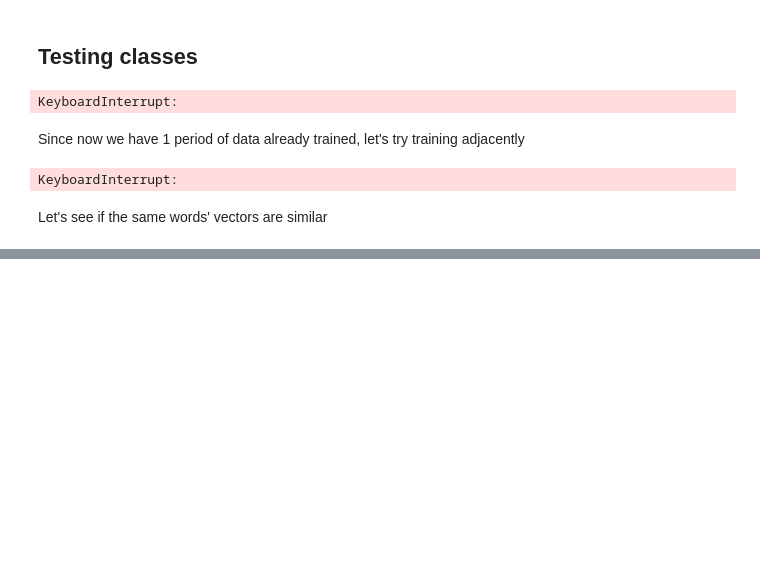
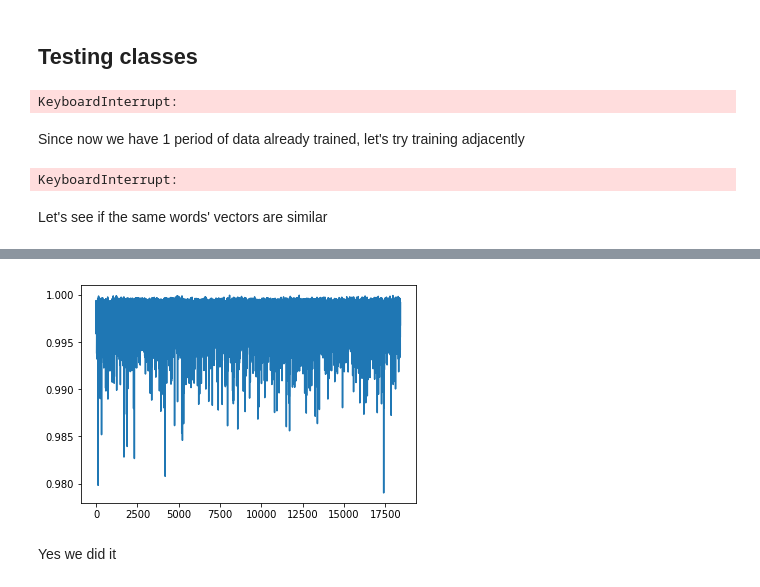
Before and after one commit to ruoyzhang/News_data_exploration, a Jupyter notebook: training_model_test.ipynb, the cells around one changed output, grey strips where cells are left out. Saved outputs shown, nothing was run; the diff lists cells and outputs as text; code cells hidden in the pictures; blank space fills up the shorter version.

```diff
--- a/training_model_test.ipynb
+++ b/training_model_test.ipynb
@@ -62,0 +82,9 @@ data_dir_0
+# %%
+with open(data_dir_0 +'idx2vec.dat', 'rb') as handle:
+    idx2vec_0 = pickle.load(handle)
+with open(data_dir_1 +'idx2vec.dat', 'rb') as handle:
+    idx2vec_1 = pickle.load(handle)
+# %%
+common_vocab = set(word2idx_0.keys())&set(word2idx_1.keys())
+# %%
+idx_tuples = [(word2idx_0[word], word2idx_1[word]) for word in common_vocab]
@@ -62,0 +93,10 @@ data_dir_0
+# %%
+similarity = [1- spatial.distance.cosine(idx2vec_0[pair[0]], idx2vec_1[pair[1]]) for pair in idx_tuples]
+# %%
+from matplotlib import pyplot as plt
+plt.plot(similarity)
+plt.show()
+# %% [output]
+[figure, added]
+# %% [markdown]
+Yes we did it
```
Also changed, not shown: parts of 5 cells of this notebook.
